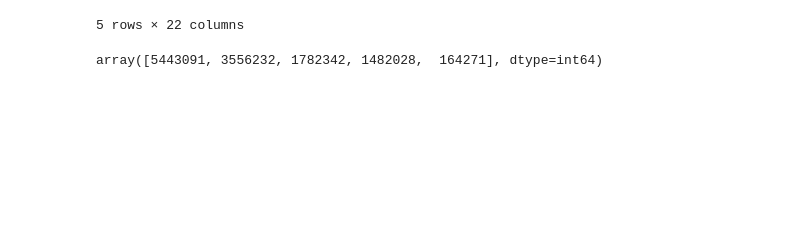
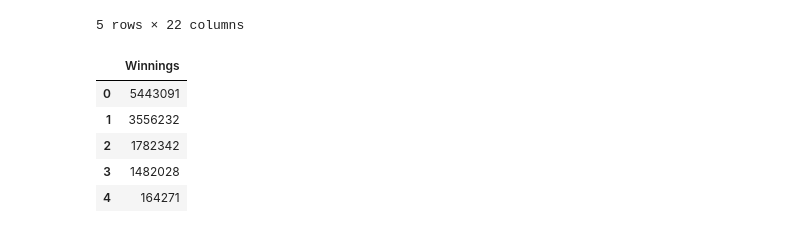
Before and after one commit to joelapsansky/red-team, a Jupyter notebook: supervised_learning.ipynb, the cells around one changed output. Saved outputs shown, nothing was run; the diff lists cells and outputs as text; code cells hidden in the pictures; blank space fills up the shorter version.

```diff
--- a/supervised_learning.ipynb
+++ b/supervised_learning.ipynb
@@ -52,7 +88,12 @@ X.head()
 5 rows × 22 columns
 # %%
 # Define the target set as Money/ Earning PGA
-y = pga_df["money_MONEY"].ravel()
-y[:5]
+y = pga_df[["Winnings"]]
+y.head()
 # %% [output]
-array([5443091, 3556232, 1782342, 1482028,  164271], dtype=int64)
+|  | Winnings |
+| 0 | 5443091 |
+| 1 | 3556232 |
+| 2 | 1782342 |
+| 3 | 1482028 |
+| 4 | 164271 |
```
Also changed, not shown: parts of 14 cells of this notebook, 1 other file.
